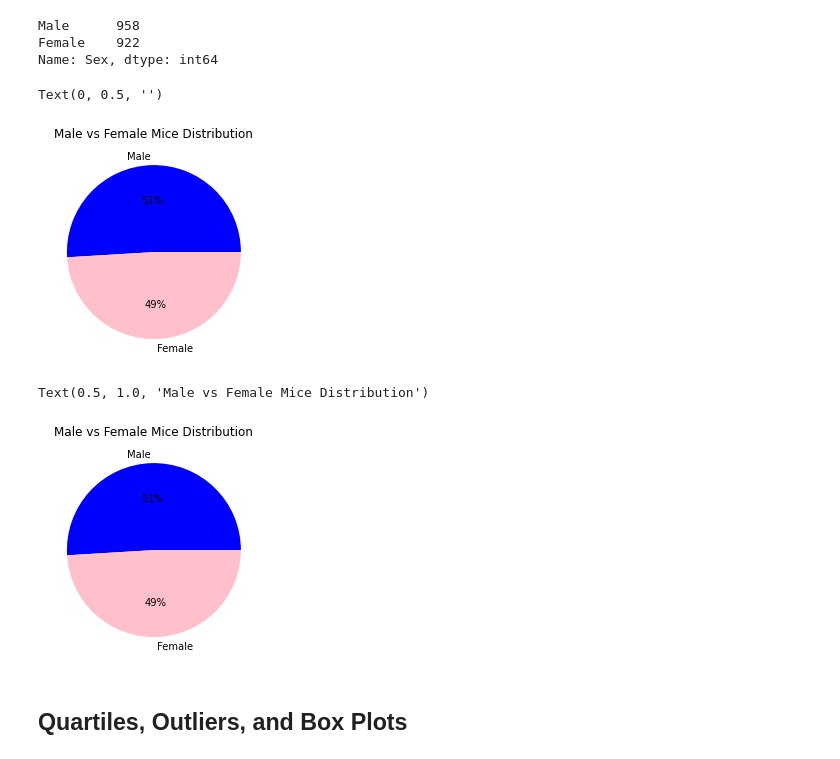
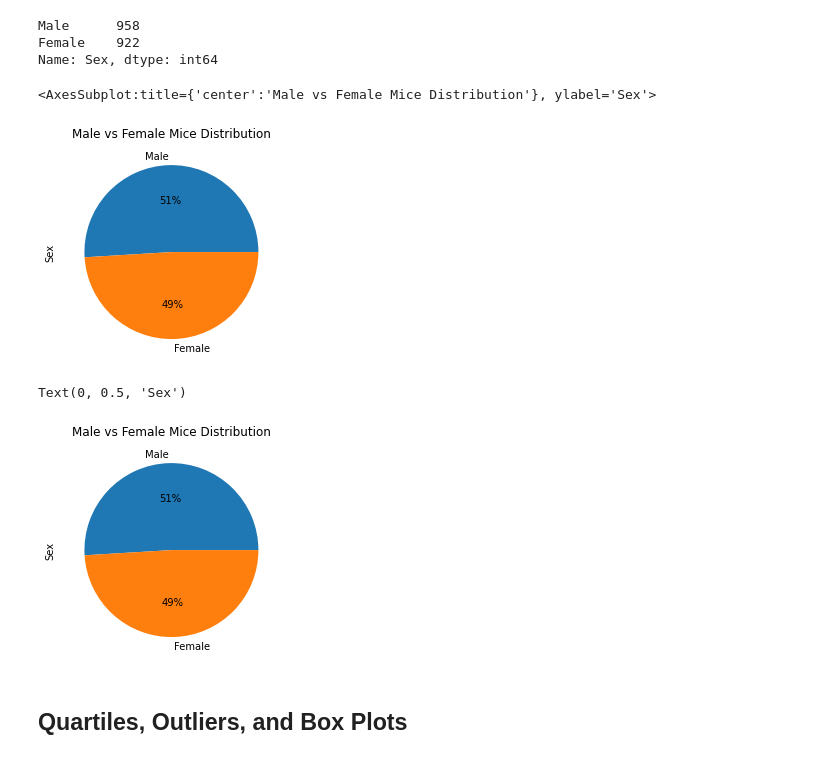
Before and after one commit to latoyawenzinger/Data-Visualization_Matplotlib, a Jupyter notebook: Mice_Treatment.ipynb, the cells around one changed output. Drawn from its saved outputs; the diff is of its cells as text; code cells hidden in the pictures.

Commit message:
updated pie chart and box plot

```diff
--- a/Mice_Treatment.ipynb
+++ b/Mice_Treatment.ipynb
@@ -154,21 +154,19 @@ Female    922
 Name: Sex, dtype: int64
 # %%
 sex_df.plot(kind="pie", autopct="%1.0f%%",
-            colors=["blue", "pink"], title="Male vs Female Mice Distribution")
-
-plt.ylabel(None)
+            title="Male vs Female Mice Distribution")
 # %% [output]
-Text(0, 0.5, '')
+<AxesSubplot:title={'center':'Male vs Female Mice Distribution'}, ylabel='Sex'>
-[figure, old version]
+[figure, new version]
 # %%
 #create pie chart to show distribution of female vs male mice
 #using Matplotlib(pyplot)
-colors = ["blue", "pink"]
-plt.pie(sex_df, labels=sex_df.index,colors=colors, autopct="%1.0f%%")
+plt.pie(sex_df, labels=sex_df.index, autopct="%1.0f%%")
 plt.title("Male vs Female Mice Distribution")
+plt.ylabel("Sex")
 # %% [output]
-Text(0.5, 1.0, 'Male vs Female Mice Distribution')
+Text(0, 0.5, 'Sex')
-[figure, old version]
+[figure, new version]
 # %% [markdown]
 ## Quartiles, Outliers, and Box Plots
 # %%
```
Also changed, not shown: parts of 1 cell of this notebook.
